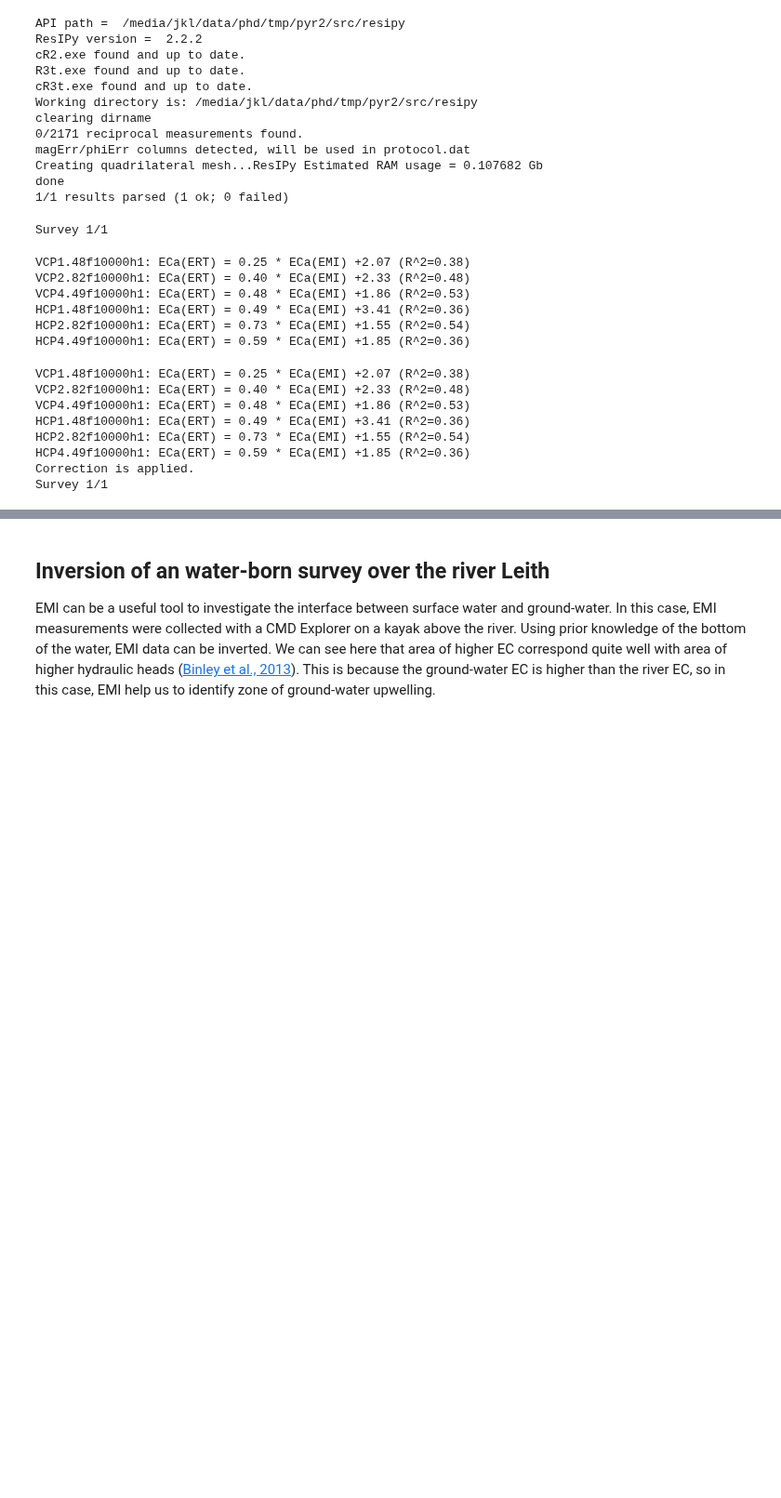
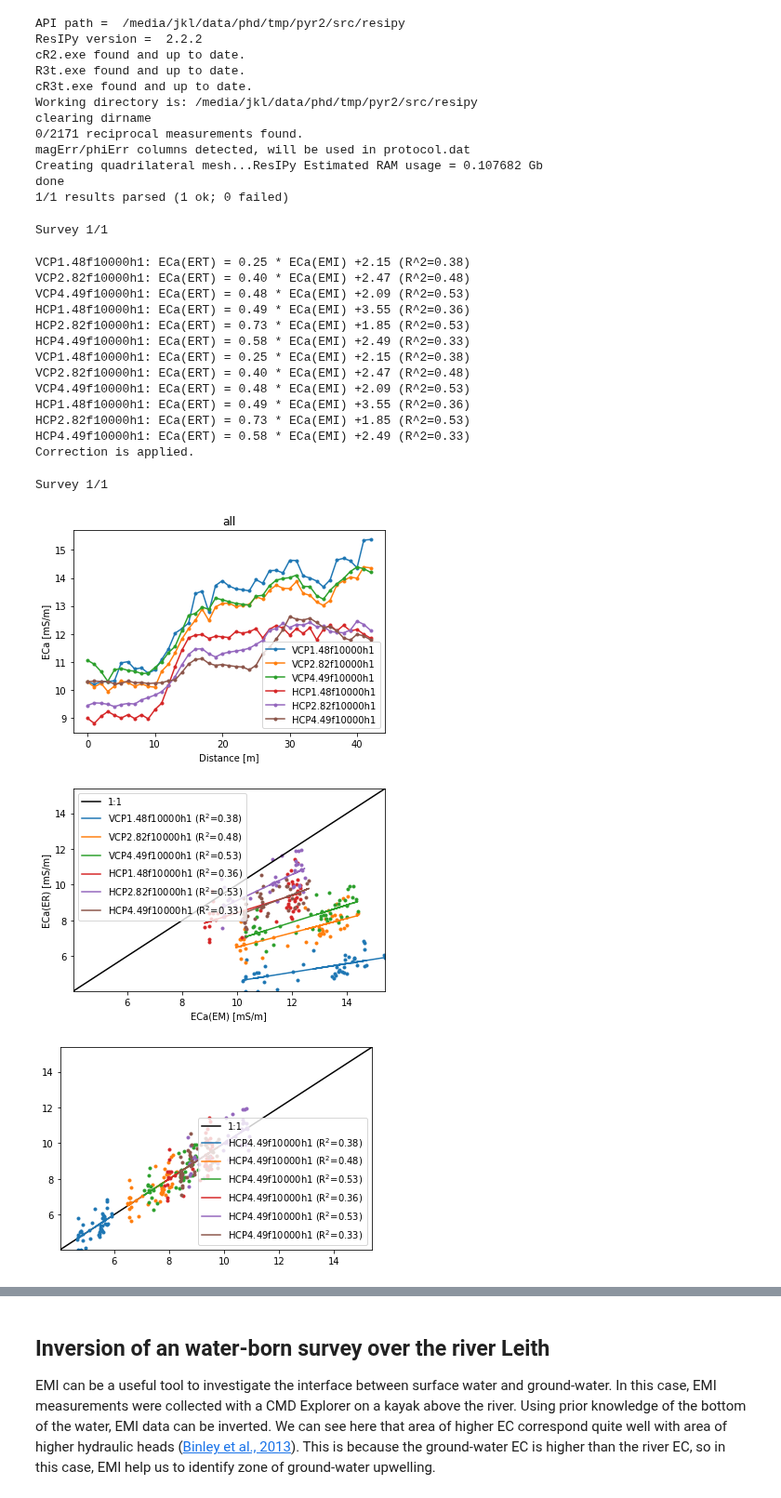
Before and after one commit to hkexgroup/emagpy, a Jupyter notebook: jupyter-notebook/em-paper.ipynb, the cells around one changed output, grey strips where cells are left out. Shown at 93% size. Drawn from its saved outputs; the diff is of its cells as text; code cells hidden in the pictures; blank space fills up the shorter version.

```diff
--- a/jupyter-notebook/em-paper.ipynb
+++ b/jupyter-notebook/em-paper.ipynb
@@ -289,39 +289,40 @@ Creating quadrilateral mesh...ResIPy Estimated RAM usage = 0.107682 Gb
 done
 1/1 results parsed (1 ok; 0 failed)
 # %%
-#NOTE: FSlin and L-BFGS-B are well suited, GN gives a too smooth response and
-# CS is exacerbated
 fnameEC = datadir + 'boxford-calib/eri_ec.csv'
 fnameECa = datadir + 'boxford-calib/eca_calibration.csv'
 
 # non calibrated
 k1 = Problem()
 k1.createSurvey(fnameECa)
 k1.show()
 k1.setInit(depths0=np.arange(0.05, 3, 0.2))
-k1.invert(forwardModel='FSlin', alpha=0.01, method='L-BFGS-B', njobs=-1)
+k1.invert(forwardModel='CS', alpha=0.01, method='L-BFGS-B', njobs=-1)
 
 # ERT calibrated
 k2 = Problem()
 k2.createSurvey(fnameECa)
-k2.calibrate(fnameECa, fnameEC, forwardModel='FSlin') # plot calibration
-k2.calibrate(fnameECa, fnameEC, forwardModel='FSlin', apply=True) # apply the calibration
+k2.calibrate(fnameECa, fnameEC, forwardModel='CS') # plot calibration
+k2.calibrate(fnameECa, fnameEC, forwardModel='CS', apply=True) # apply the calibration
 k2.show()
 k2.setInit(depths0=np.arange(0.05, 3, 0.2))
-k2.invert(forwardModel='FSlin', alpha=0.01, method='L-BFGS-B', njobs=-1)
+k2.invert(forwardModel='CS', alpha=0.001, method='L-BFGS-B', njobs=-1)
 # %% [output]
 Survey 1/1
-VCP1.48f10000h1: ECa(ERT) = 0.25 * ECa(EMI) +2.07 (R^2=0.38)
-VCP2.82f10000h1: ECa(ERT) = 0.40 * ECa(EMI) +2.33 (R^2=0.48)
-VCP4.49f10000h1: ECa(ERT) = 0.48 * ECa(EMI) +1.86 (R^2=0.53)
-HCP1.48f10000h1: ECa(ERT) = 0.49 * ECa(EMI) +3.41 (R^2=0.36)
-HCP2.82f10000h1: ECa(ERT) = 0.73 * ECa(EMI) +1.55 (R^2=0.54)
-HCP4.49f10000h1: ECa(ERT) = 0.59 * ECa(EMI) +1.85 (R^2=0.36)
+VCP1.48f10000h1: ECa(ERT) = 0.25 * ECa(EMI) +2.15 (R^2=0.38)
+VCP2.82f10000h1: ECa(ERT) = 0.40 * ECa(EMI) +2.47 (R^2=0.48)
+VCP4.49f10000h1: ECa(ERT) = 0.48 * ECa(EMI) +2.09 (R^2=0.53)
+HCP1.48f10000h1: ECa(ERT) = 0.49 * ECa(EMI) +3.55 (R^2=0.36)
+HCP2.82f10000h1: ECa(ERT) = 0.73 * ECa(EMI) +1.85 (R^2=0.53)
+HCP4.49f10000h1: ECa(ERT) = 0.58 * ECa(EMI) +2.49 (R^2=0.33)
+VCP1.48f10000h1: ECa(ERT) = 0.25 * ECa(EMI) +2.15 (R^2=0.38)
+VCP2.82f10000h1: ECa(ERT) = 0.40 * ECa(EMI) +2.47 (R^2=0.48)
+VCP4.49f10000h1: ECa(ERT) = 0.48 * ECa(EMI) +2.09 (R^2=0.53)
+HCP1.48f10000h1: ECa(ERT) = 0.49 * ECa(EMI) +3.55 (R^2=0.36)
+HCP2.82f10000h1: ECa(ERT) = 0.73 * ECa(EMI) +1.85 (R^2=0.53)
+HCP4.49f10000h1: ECa(ERT) = 0.58 * ECa(EMI) +2.49 (R^2=0.33)
+Correction is applied.
-VCP1.48f10000h1: ECa(ERT) = 0.25 * ECa(EMI) +2.07 (R^2=0.38)
-VCP2.82f10000h1: ECa(ERT) = 0.40 * ECa(EMI) +2.33 (R^2=0.48)
-VCP4.49f10000h1: ECa(ERT) = 0.48 * ECa(EMI) +1.86 (R^2=0.53)
-HCP1.48f10000h1: ECa(ERT) = 0.49 * ECa(EMI) +3.41 (R^2=0.36)
-HCP2.82f10000h1: ECa(ERT) = 0.73 * ECa(EMI) +1.55 (R^2=0.54)
-HCP4.49f10000h1: ECa(ERT) = 0.59 * ECa(EMI) +1.85 (R^2=0.36)
-Correction is applied.
 Survey 1/1
+[figure, added]
+[figure, added]
+[figure, added]
```
Also changed, not shown: parts of 3 cells of this notebook.
